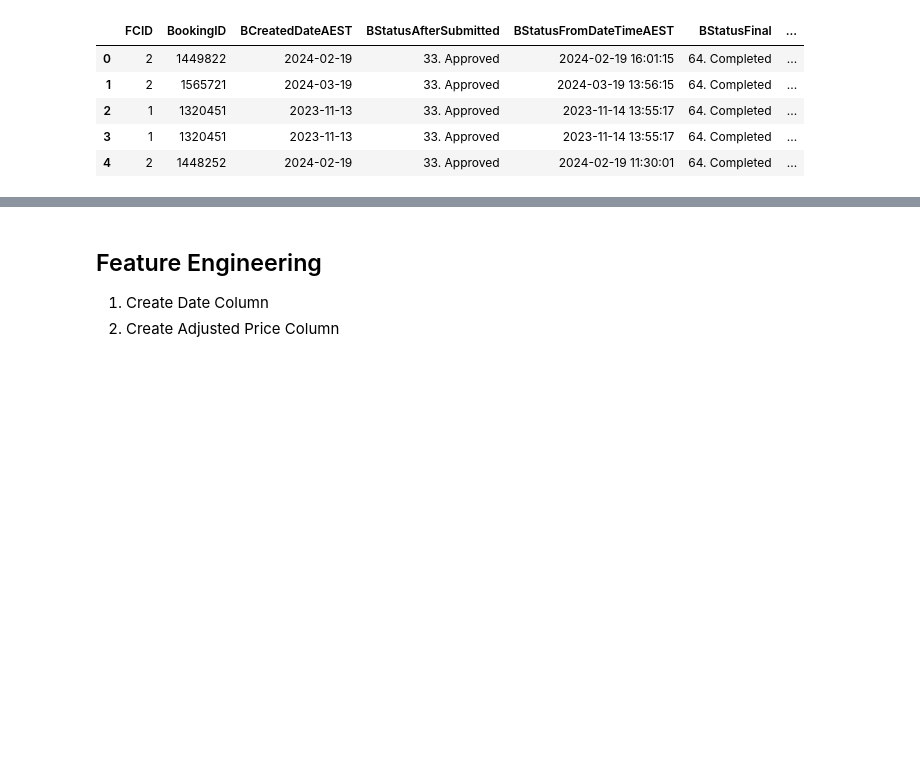
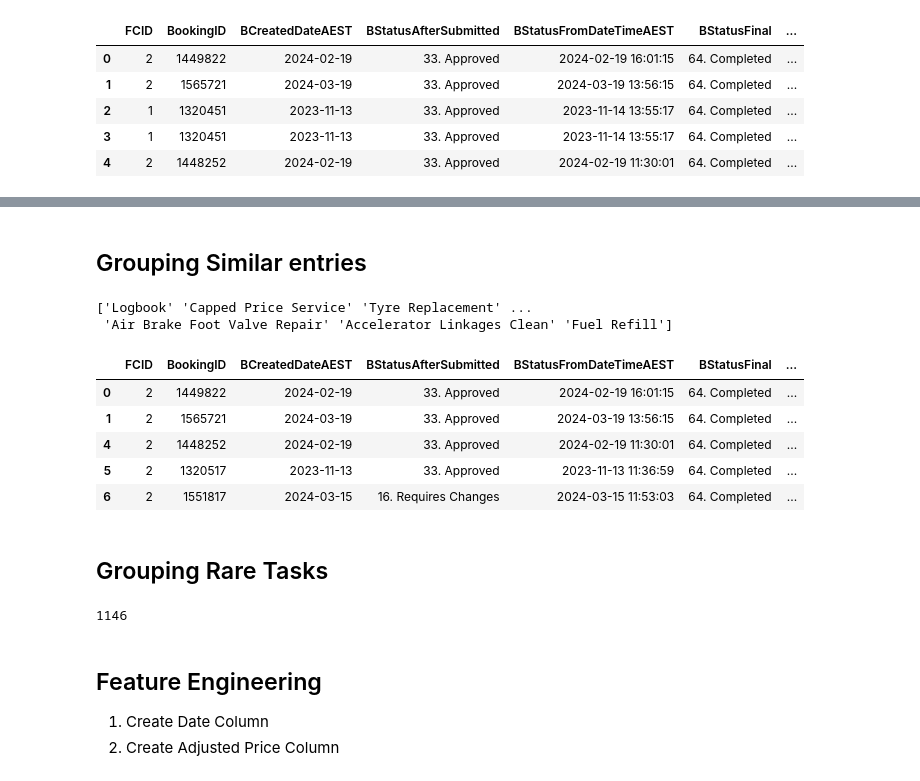
Before and after one commit to tdela12/CAPSTONE_T316, a Jupyter notebook: Final Model/Preprocessing_Pipeline.ipynb, the cells around one changed output, grey strips where cells are left out. Cells and saved outputs as stored; diff of their text form; code cells hidden in the pictures; blank space fills up the shorter version.

```diff
--- a/Final Model/Preprocessing_Pipeline.ipynb
+++ b/Final Model/Preprocessing_Pipeline.ipynb
@@ -33,0 +51,19 @@ df.head()
+# %% [markdown]
+## Grouping Similar entries
+# %%
+df.loc[df['BTicketType'] == 'Log', 'TaskName'] = 'Logbook'
+df.loc[df['BTicketType'] == 'Capped', 'TaskName'] = 'Capped Price Service'
+df.loc[df['BTicketType'] == 'Prescribed', 'TaskName'] = 'Prescribed Service'
+print(df['TaskName'].unique())
+df.head()
+# %% [output]
+['Logbook' 'Capped Price Service' 'Tyre Replacement' ...
+ 'Air Brake Foot Valve Repair' 'Accelerator Linkages Clean' 'Fuel Refill']
+|  | FCID | BookingID | BCreatedDateAEST | BStatusAfterSubmitted | BStatusFromDateTimeAEST | BStatusFinal | ... |
+| 0 | 2 | 1449822 | 2024-02-19 | 33. Approved | 2024-02-19 16:01:15 | 64. Completed | ... |
+| 1 | 2 | 1565721 | 2024-03-19 | 33. Approved | 2024-03-19 13:56:15 | 64. Completed | ... |
+| 4 | 2 | 1448252 | 2024-02-19 | 33. Approved | 2024-02-19 11:30:01 | 64. Completed | ... |
+| 5 | 2 | 1320517 | 2023-11-13 | 33. Approved | 2023-11-13 11:36:59 | 64. Completed | ... |
+| 6 | 2 | 1551817 | 2024-03-15 | 16. Requires Changes | 2024-03-15 11:53:03 | 64. Completed | ... |
+# %% [markdown]
+## Grouping Rare Tasks
@@ -34,3 +79,7 @@ df.head()
+# %%
+print(len(df['TaskName'].unique()))
+# %% [output]
+1146
 # %% [markdown]
 ## Feature Engineering
 1. Create Date Column
```
Also changed, not shown: parts of 9 cells of this notebook, 1 other file.
